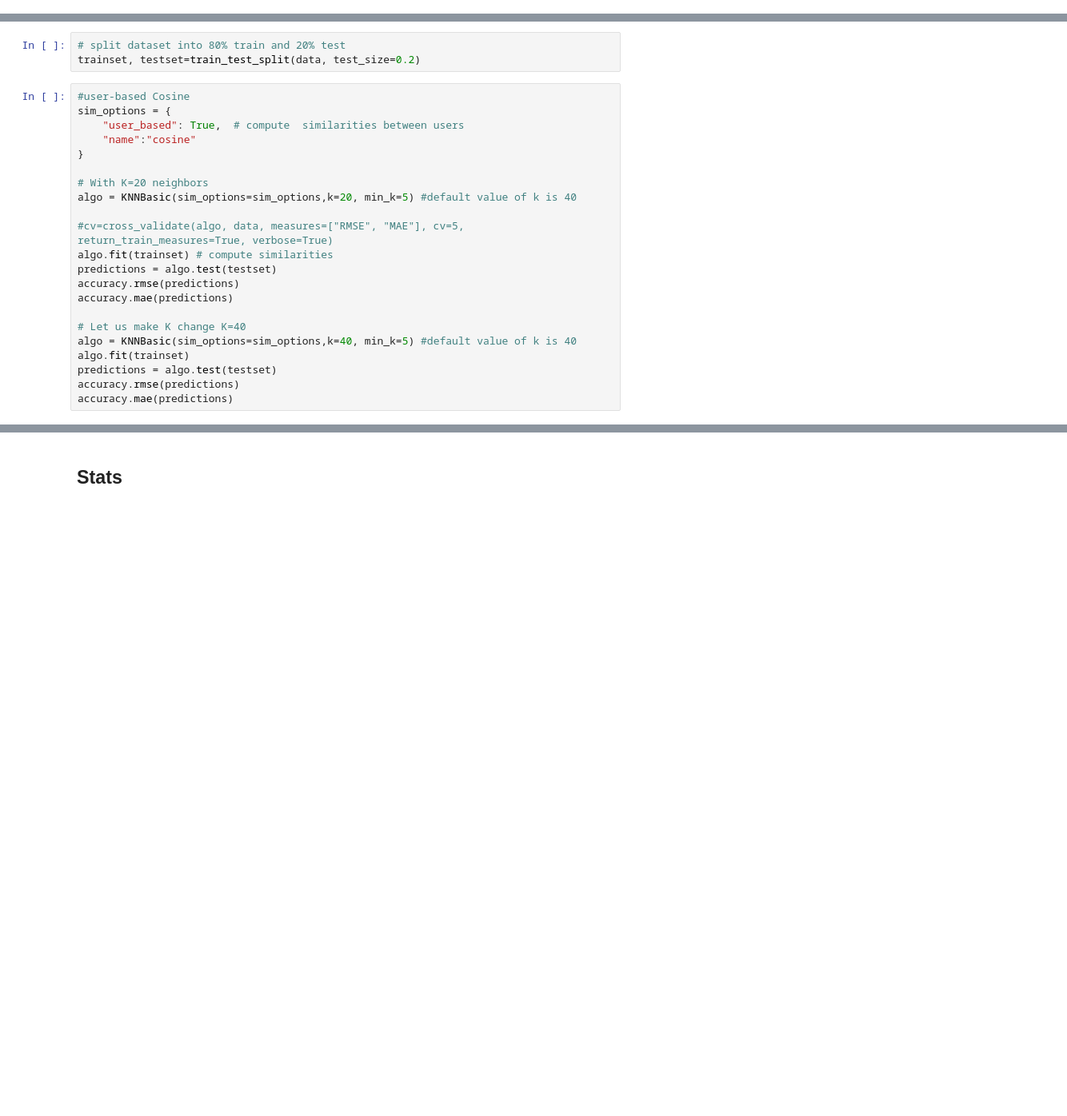
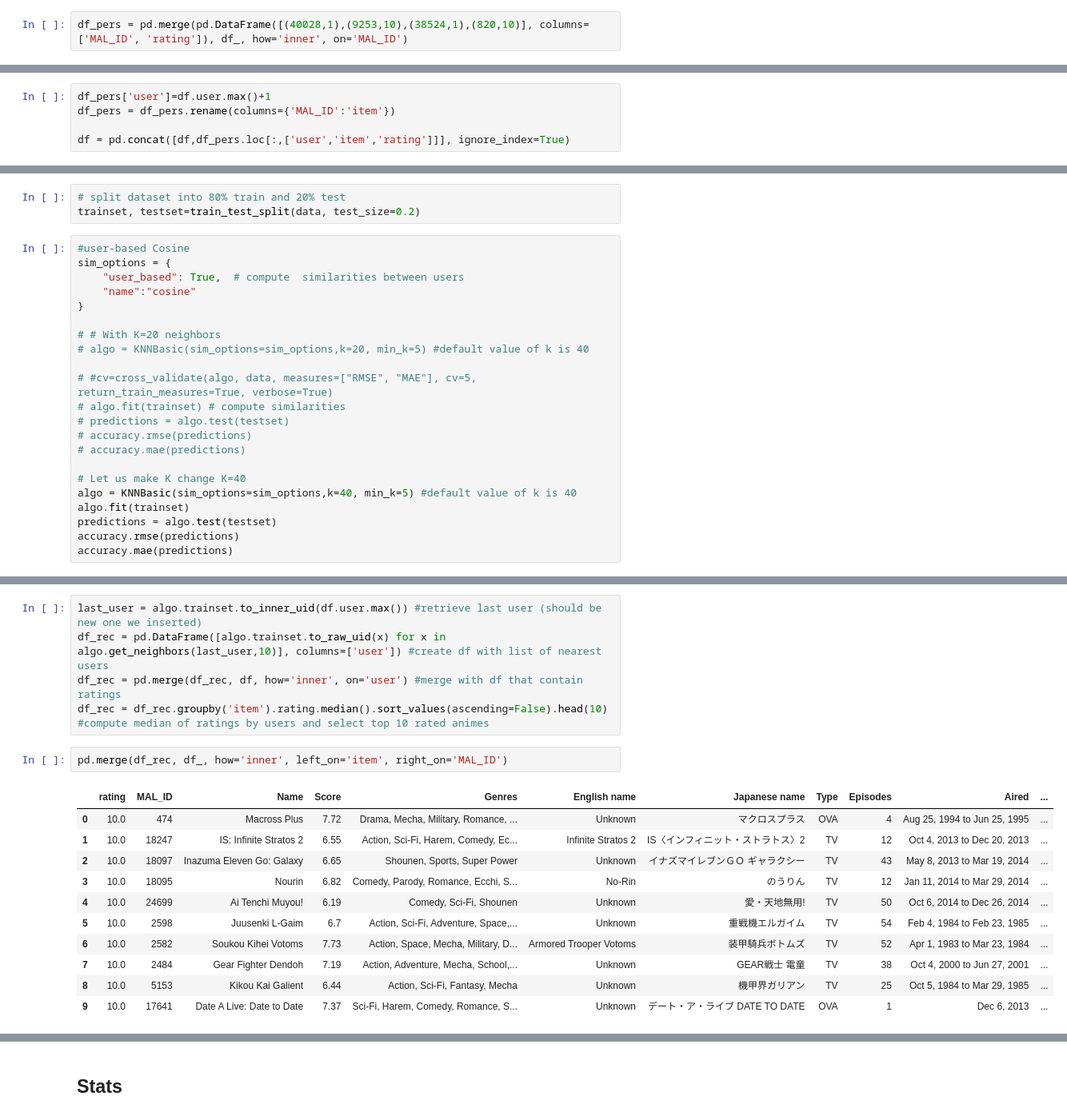
Before and after one commit to PierreEpron/anime-reco, a Jupyter notebook: recommender.ipynb, the cells around one changed output, grey strips where cells are left out. Shown at 80% size. Cells and saved outputs as stored; diff of their text form; blank space fills up the shorter version.

```diff
--- a/recommender.ipynb
+++ b/recommender.ipynb
@@ -22,5 +43,12 @@ from surprise.model_selection import train_test_split
+# %%
+df_pers = pd.merge(pd.DataFrame([(40028,1),(9253,10),(38524,1),(820,10)], columns=['MAL_ID', 'rating']), df_, how='inner', on='MAL_ID')
 # %%
 # df = pd.read_csv('./data/animelist.csv', usecols=range(3), header=0, names=('user', 'item', 'rating'))
 # df = df.query('rating!=0') #filter rows with 0 as rating: user has added the anime to his list but not rated it yet
 # %%
 df = pd.read_csv('./data/rating_complete.csv', usecols=range(3), header=0, names=('user', 'item', 'rating'), nrows=500000) #limit row to 500k for tests or things take a while
+# %%
+df_pers['user']=df.user.max()+1
+df_pers = df_pers.rename(columns={'MAL_ID':'item'})
+
+df = pd.concat([df,df_pers.loc[:,['user','item','rating']]], ignore_index=True)
@@ -37,14 +96,14 @@ sim_options = {
     "name":"cosine"
 }
 
-# With K=20 neighbors
-algo = KNNBasic(sim_options=sim_options,k=20, min_k=5) #default value of k is 40
+# # With K=20 neighbors
+# algo = KNNBasic(sim_options=sim_options,k=20, min_k=5) #default value of k is 40
 
-#cv=cross_validate(algo, data, measures=["RMSE", "MAE"], cv=5, return_train_measures=True, verbose=True)
-algo.fit(trainset) # compute similarities
-predictions = algo.test(testset)
-accuracy.rmse(predictions)
-accuracy.mae(predictions)
+# #cv=cross_validate(algo, data, measures=["RMSE", "MAE"], cv=5, return_train_measures=True, verbose=True)
+# algo.fit(trainset) # compute similarities
+# predictions = algo.test(testset)
+# accuracy.rmse(predictions)
+# accuracy.mae(predictions)
 
 # Let us make K change K=40
 algo = KNNBasic(sim_options=sim_options,k=40, min_k=5) #default value of k is 40
@@ -64,0 +124,19 @@ MAE:  1.1532
+# %%
+last_user = algo.trainset.to_inner_uid(df.user.max()) #retrieve last user (should be new one we inserted)
+df_rec = pd.DataFrame([algo.trainset.to_raw_uid(x) for x in algo.get_neighbors(last_user,10)], columns=['user']) #create df with list of nearest users
+df_rec = pd.merge(df_rec, df, how='inner', on='user') #merge with df that contain ratings
+df_rec = df_rec.groupby('item').rating.median().sort_values(ascending=False).head(10) #compute median of ratings by users and select top 10 rated animes
+# %%
+pd.merge(df_rec, df_, how='inner', left_on='item', right_on='MAL_ID')
+# %% [output]
+|  | rating | MAL_ID | Name | Score | Genres | English name | Japanese name | Type | Episodes | Aired | ... |
+| 0 | 10.0 | 474 | Macross Plus | 7.72 | Drama, Mecha, Military, Romance, ... | Unknown | マクロスプラス | OVA | 4 | Aug 25, 1994 to Jun 25, 1995 | ... |
+| 1 | 10.0 | 18247 | IS: Infinite Stratos 2 | 6.55 | Action, Sci-Fi, Harem, Comedy, Ec... | Infinite Stratos 2 | IS〈インフィニット・ストラトス〉2 | TV | 12 | Oct 4, 2013 to Dec 20, 2013 | ... |
+| 2 | 10.0 | 18097 | Inazuma Eleven Go: Galaxy | 6.65 | Shounen, Sports, Super Power | Unknown | イナズマイレブンＧＯ ギャラクシー | TV | 43 | May 8, 2013 to Mar 19, 2014 | ... |
+| 3 | 10.0 | 18095 | Nourin | 6.82 | Comedy, Parody, Romance, Ecchi, S... | No-Rin | のうりん | TV | 12 | Jan 11, 2014 to Mar 29, 2014 | ... |
+| 4 | 10.0 | 24699 | Ai Tenchi Muyou! | 6.19 | Comedy, Sci-Fi, Shounen | Unknown | 愛・天地無用! | TV | 50 | Oct 6, 2014 to Dec 26, 2014 | ... |
+| 5 | 10.0 | 2598 | Juusenki L-Gaim | 6.7 | Action, Sci-Fi, Adventure, Space,... | Unknown | 重戦機エルガイム | TV | 54 | Feb 4, 1984 to Feb 23, 1985 | ... |
+| 6 | 10.0 | 2582 | Soukou Kihei Votoms | 7.73 | Action, Space, Mecha, Military, D... | Armored Trooper Votoms | 装甲騎兵ボトムズ | TV | 52 | Apr 1, 1983 to Mar 23, 1984 | ... |
+| 7 | 10.0 | 2484 | Gear Fighter Dendoh | 7.19 | Action, Adventure, Mecha, School,... | Unknown | GEAR戦士 電童 | TV | 38 | Oct 4, 2000 to Jun 27, 2001 | ... |
+| 8 | 10.0 | 5153 | Kikou Kai Galient | 6.44 | Action, Sci-Fi, Fantasy, Mecha | Unknown | 機甲界ガリアン | TV | 25 | Oct 5, 1984 to Mar 29, 1985 | ... |
+| 9 | 10.0 | 17641 | Date A Live: Date to Date | 7.37 | Sci-Fi, Harem, Comedy, Romance, S... | Unknown | デート・ア・ライブ DATE TO DATE | OVA | 1 | Dec 6, 2013 | ... |
```
Also changed, not shown: parts of 27 cells of this notebook, 3 other files.
